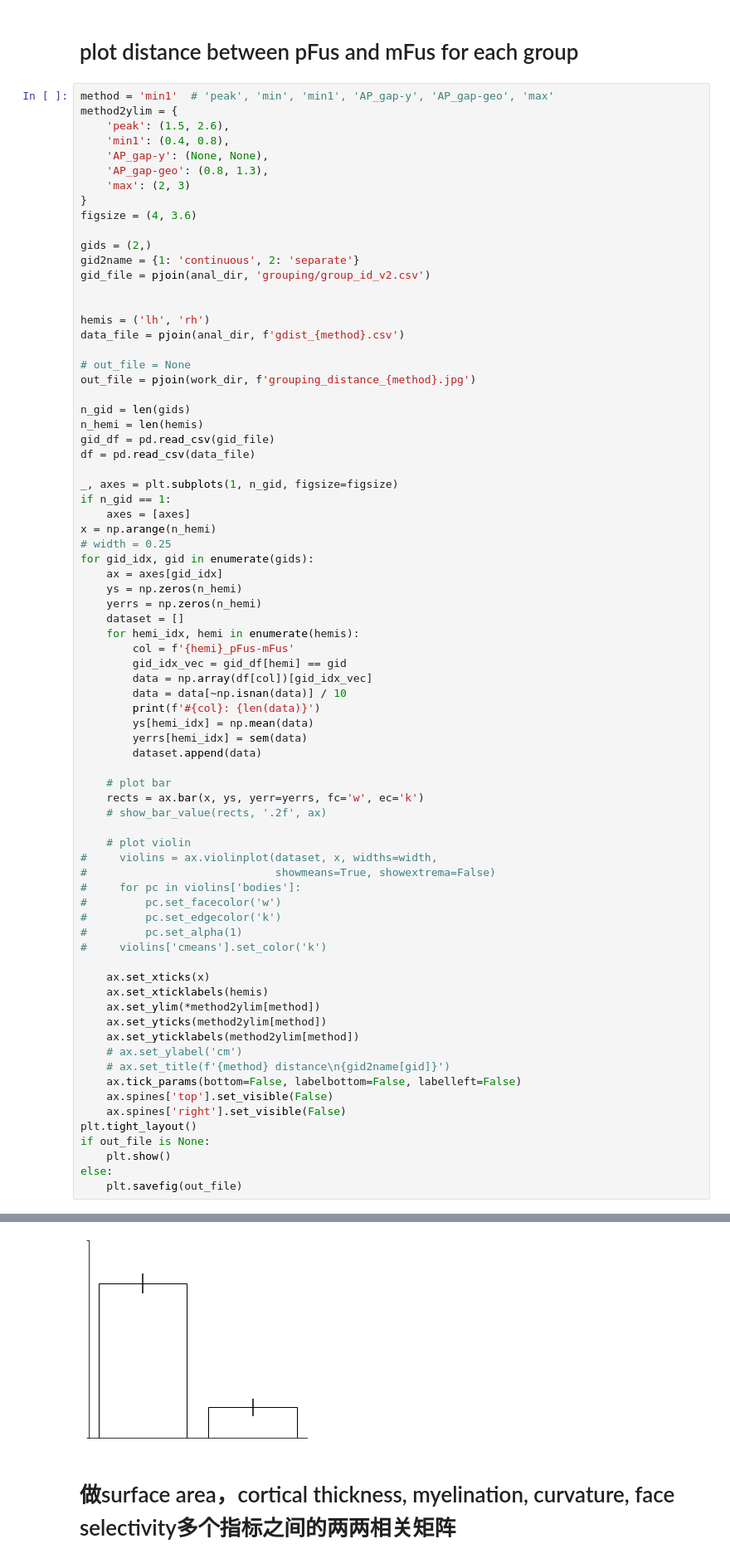
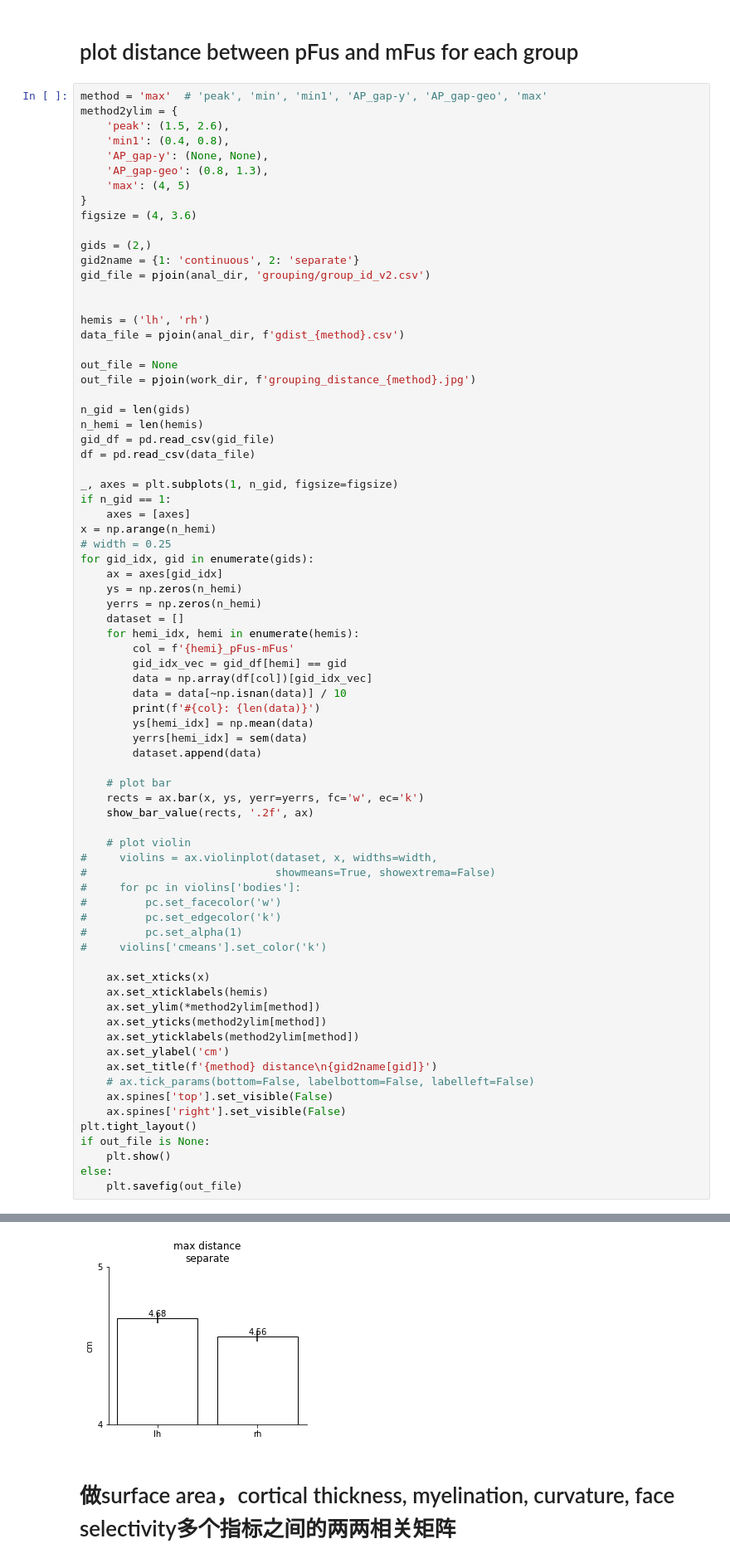
Before and after one commit to BNUCNL/nibrain, a Jupyter notebook: cxy_hcp_ffa/scripts/paper_fig.ipynb, the cells around one changed output, grey strips where cells are left out. Shown at 83% size. Drawn from its saved outputs; the diff is of its cells as text.

```diff
--- a/cxy_hcp_ffa/scripts/paper_fig.ipynb
+++ b/cxy_hcp_ffa/scripts/paper_fig.ipynb
@@ -598,13 +598,13 @@ for gid_idx, gid in enumerate(gids):
 # %% [markdown]
 # plot distance between pFus and mFus for each group
 # %%
-method = 'min1'  # 'peak', 'min', 'min1', 'AP_gap-y', 'AP_gap-geo', 'max'
+method = 'max'  # 'peak', 'min', 'min1', 'AP_gap-y', 'AP_gap-geo', 'max'
 method2ylim = {
     'peak': (1.5, 2.6),
     'min1': (0.4, 0.8),
     'AP_gap-y': (None, None),
     'AP_gap-geo': (0.8, 1.3),
-    'max': (2, 3)
+    'max': (4, 5)
 }
 figsize = (4, 3.6)
 
@@ -616,7 +616,7 @@ gid_file = pjoin(anal_dir, 'grouping/group_id_v2.csv')
 hemis = ('lh', 'rh')
 data_file = pjoin(anal_dir, f'gdist_{method}.csv')
 
-# out_file = None
+out_file = None
 out_file = pjoin(work_dir, f'grouping_distance_{method}.jpg')
 
 n_gid = len(gids)
@@ -644,38 +644,38 @@ for gid_idx, gid in enumerate(gids):
         yerrs[hemi_idx] = sem(data)
         dataset.append(data)
 
     # plot bar
     rects = ax.bar(x, ys, yerr=yerrs, fc='w', ec='k')
-    # show_bar_value(rects, '.2f', ax)
+    show_bar_value(rects, '.2f', ax)
 
     # plot violin
 #     violins = ax.violinplot(dataset, x, widths=width,
 #                             showmeans=True, showextrema=False)
 #     for pc in violins['bodies']:
 #         pc.set_facecolor('w')
 #         pc.set_edgecolor('k')
 #         pc.set_alpha(1)
 #     violins['cmeans'].set_color('k')
 
     ax.set_xticks(x)
     ax.set_xticklabels(hemis)
     ax.set_ylim(*method2ylim[method])
     ax.set_yticks(method2ylim[method])
     ax.set_yticklabels(method2ylim[method])
-    # ax.set_ylabel('cm')
-    # ax.set_title(f'{method} distance\n{gid2name[gid]}')
-    ax.tick_params(bottom=False, labelbottom=False, labelleft=False)
+    ax.set_ylabel('cm')
+    ax.set_title(f'{method} distance\n{gid2name[gid]}')
+    # ax.tick_params(bottom=False, labelbottom=False, labelleft=False)
     ax.spines['top'].set_visible(False)
     ax.spines['right'].set_visible(False)
 plt.tight_layout()
 if out_file is None:
     plt.show()
 else:
     plt.savefig(out_file)
 # %% [output]
 #lh_pFus-mFus: 781
 #rh_pFus-mFus: 708
-[figure, old version]
+[figure, new version]
 # %% [markdown]
 # 做surface area，cortical thickness, myelination, curvature, face selectivity多个指标之间的两两相关矩阵
 # %%
```
Also changed, not shown: 7 other files.
